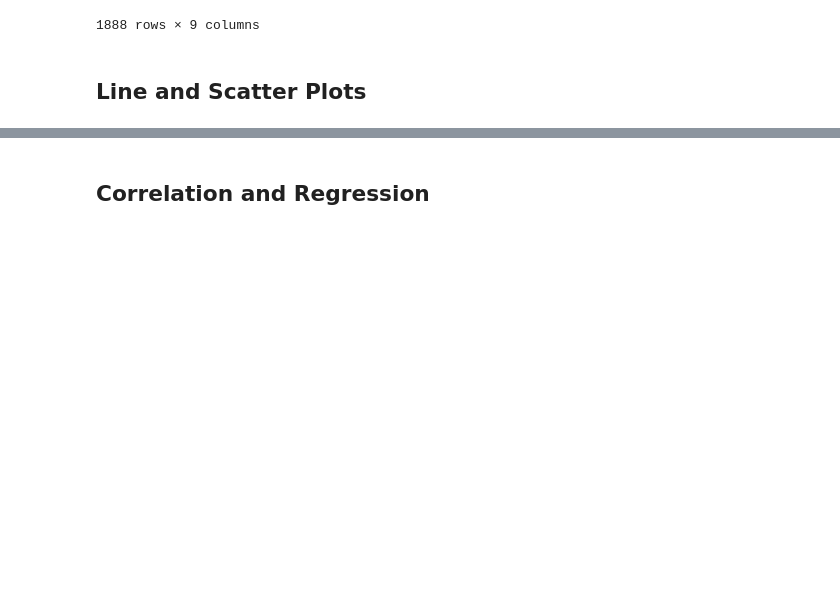
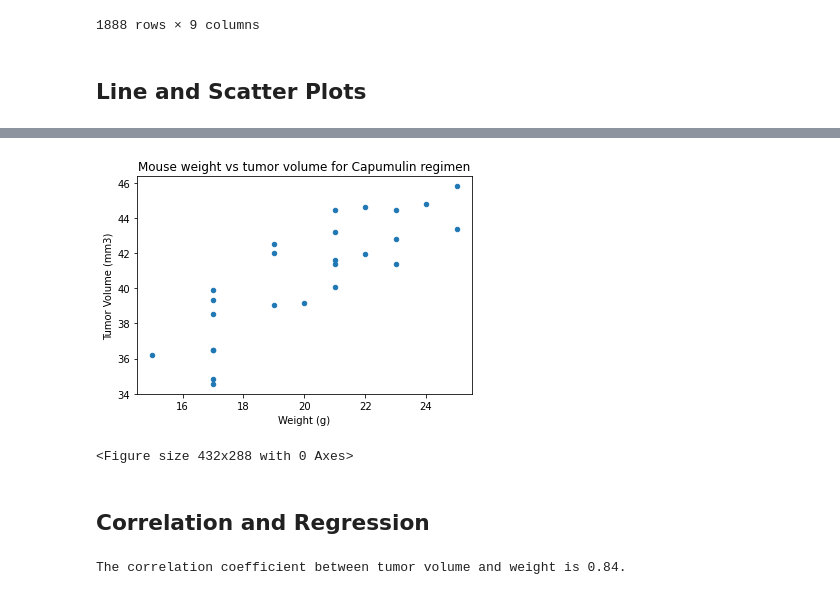
Before and after one commit to markerickson314/pymaceuticals, a Jupyter notebook: pymaceuticals.ipynb, the cells around one changed output, grey strips where cells are left out. Cells and saved outputs as stored; diff of their text form; code cells hidden in the pictures; blank space fills up the shorter version.

```diff
--- a/pymaceuticals.ipynb
+++ b/pymaceuticals.ipynb
@@ -221,5 +232,23 @@ tumor_volume = []
+# %%
+# Generate a scatter plot of mouse weight versus average tumor volume for the Capomulin regimen
+grouped_capomulin = capomulin.groupby("Mouse ID")
+volume = grouped_capomulin["Tumor Volume (mm3)"].mean()
+weight = grouped_capomulin["Weight (g)"].mean()
+table = pd.merge(volume, weight, how="inner", on="Mouse ID")
+table.plot(kind="scatter", x="Weight (g)", y="Tumor Volume (mm3)", title="Mouse weight vs \
+tumor volume for Capumulin regimen")
+
+plt.show()
+plt.tight_layout()
+# %% [output]
+[figure, added]
+<Figure size 432x288 with 0 Axes>
 # %% [markdown]
 ## Correlation and Regression
 # %%
 # Calculate the correlation coefficient and linear regression model
 # for mouse weight and average tumor volume for the Capomulin regimen
+correlation = st.pearsonr(volume, weight)
+print(f"The correlation coefficient between tumor volume and weight is {round(correlation[0],2)}.")
+# %% [output]
+The correlation coefficient between tumor volume and weight is 0.84.
```
Also changed, not shown: parts of 5 cells of this notebook.
